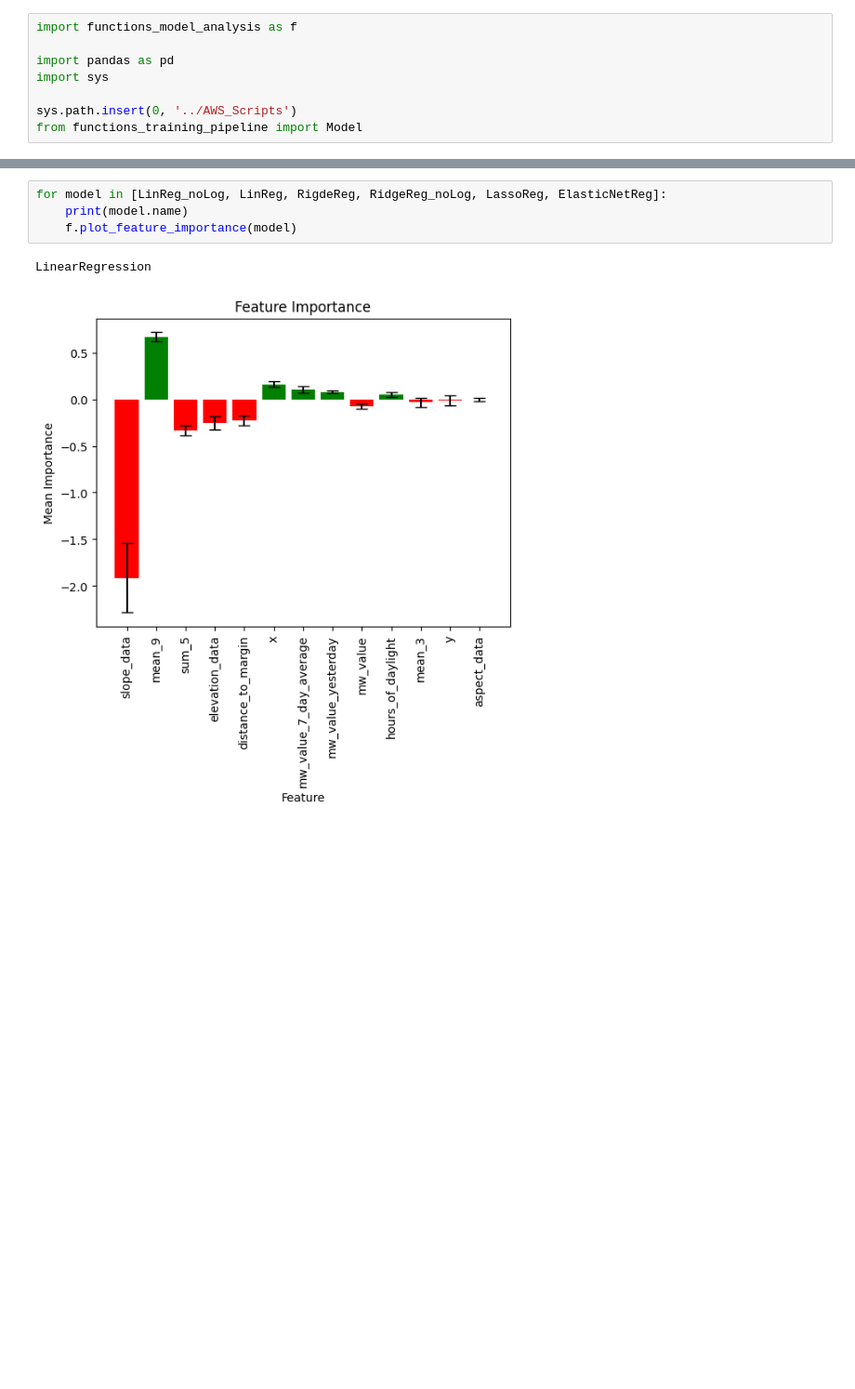
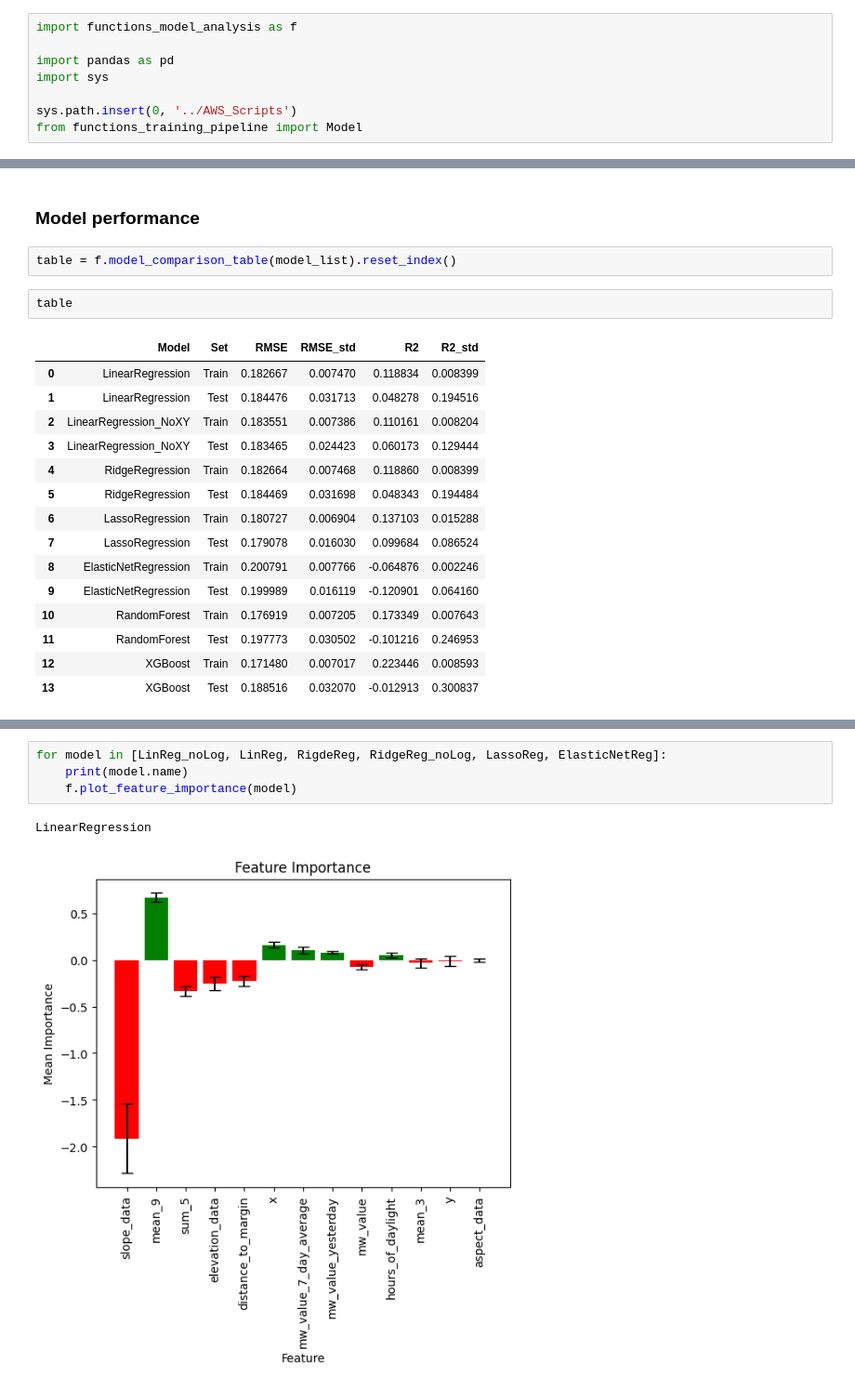
Before and after one commit to linaskerath/RP_Greenland, a Jupyter notebook: Scripts/08_feature_importance.ipynb, the cells around one changed output, grey strips where cells are left out. Shown: that part at 93% size. Drawn from its saved outputs; the diff is of its cells as text; blank space fills up the shorter version.

```diff
--- a/Scripts/08_feature_importance.ipynb
+++ b/Scripts/08_feature_importance.ipynb
@@ -17,0 +52,22 @@ ElasticNetReg = f.load_object('ElasticNetRegression')
+# %% [markdown]
+### Model performance
+# %%
+table = f.model_comparison_table(model_list).reset_index()
+# %%
+table
+# %% [output]
+|  | Model | Set | RMSE | RMSE_std | R2 | R2_std |
+| 0 | LinearRegression | Train | 0.182667 | 0.007470 | 0.118834 | 0.008399 |
+| 1 | LinearRegression | Test | 0.184476 | 0.031713 | 0.048278 | 0.194516 |
+| 2 | LinearRegression_NoXY | Train | 0.183551 | 0.007386 | 0.110161 | 0.008204 |
+| 3 | LinearRegression_NoXY | Test | 0.183465 | 0.024423 | 0.060173 | 0.129444 |
+| 4 | RidgeRegression | Train | 0.182664 | 0.007468 | 0.118860 | 0.008399 |
+| 5 | RidgeRegression | Test | 0.184469 | 0.031698 | 0.048343 | 0.194484 |
+| 6 | LassoRegression | Train | 0.180727 | 0.006904 | 0.137103 | 0.015288 |
+| 7 | LassoRegression | Test | 0.179078 | 0.016030 | 0.099684 | 0.086524 |
+| 8 | ElasticNetRegression | Train | 0.200791 | 0.007766 | -0.064876 | 0.002246 |
+| 9 | ElasticNetRegression | Test | 0.199989 | 0.016119 | -0.120901 | 0.064160 |
+| 10 | RandomForest | Train | 0.176919 | 0.007205 | 0.173349 | 0.007643 |
+| 11 | RandomForest | Test | 0.197773 | 0.030502 | -0.101216 | 0.246953 |
+| 12 | XGBoost | Train | 0.171480 | 0.007017 | 0.223446 | 0.008593 |
+| 13 | XGBoost | Test | 0.188516 | 0.032070 | -0.012913 | 0.300837 |
```
Also changed, not shown: parts of 8 cells of this notebook, 2 other files.
